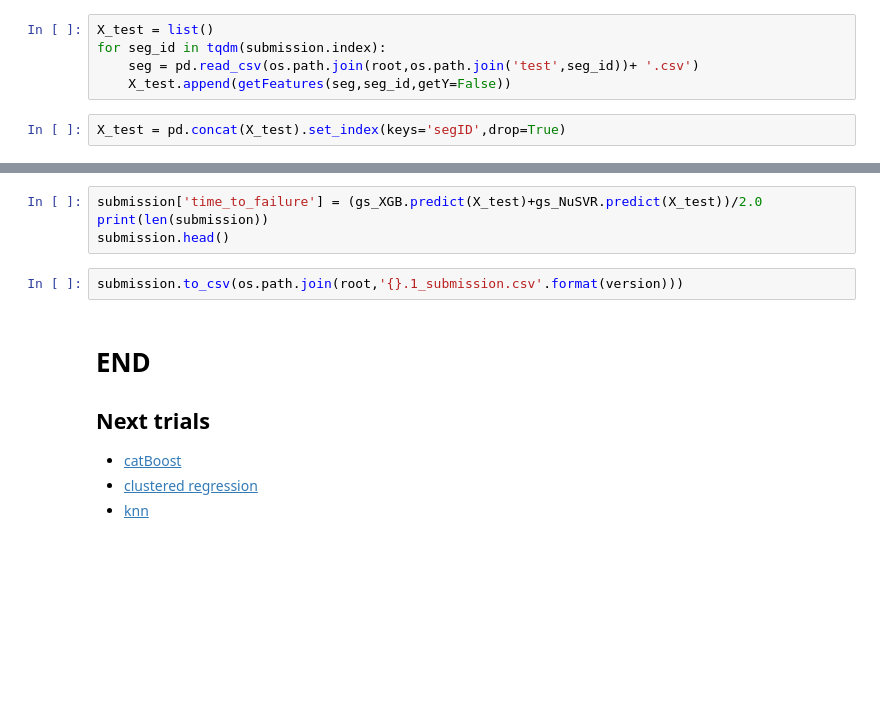
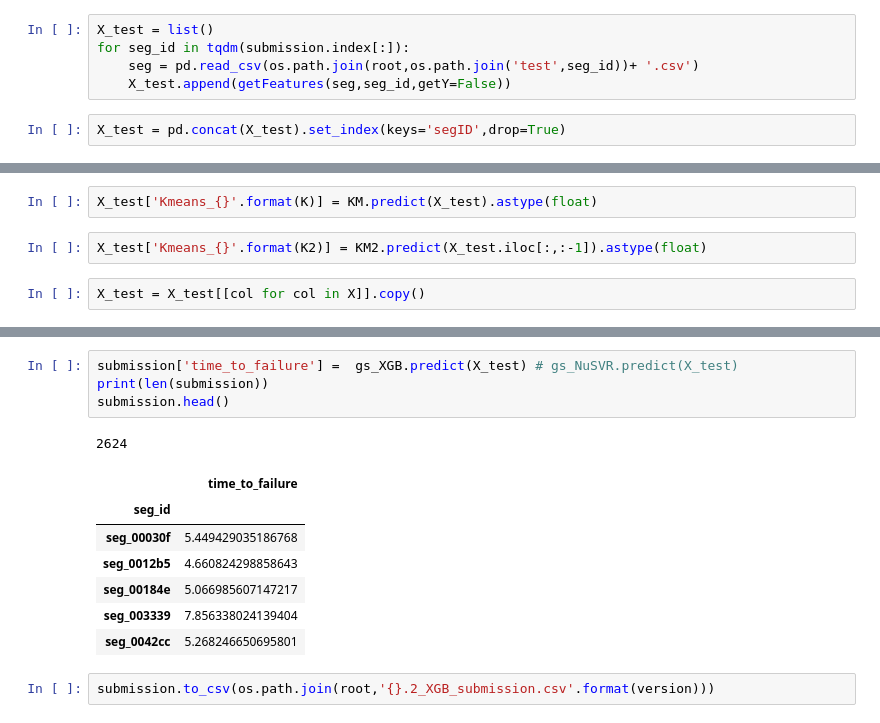
Before and after one commit to Pen-b/LANL, a Jupyter notebook: notebooks/v4_more_feat_eng.ipynb, the cells around one changed output, grey strips where cells are left out. Saved outputs shown, nothing was run; the diff lists cells and outputs as text; blank space fills up the shorter version.

```diff
--- a/notebooks/v4_more_feat_eng.ipynb
+++ b/notebooks/v4_more_feat_eng.ipynb
@@ -394,7 +516,7 @@ submission.head()
 | seg_0042cc | 0 |
 # %%
 X_test = list()
-for seg_id in tqdm(submission.index):
+for seg_id in tqdm(submission.index[:]):
     seg = pd.read_csv(os.path.join(root,os.path.join('test',seg_id))+ '.csv')
     X_test.append(getFeatures(seg,seg_id,getY=False))
 # %%
@@ -404,3 +524,9 @@ X_test = pd.concat(X_test).set_index(keys='segID',drop=True)
+# %%
+X_test['Kmeans_{}'.format(K)] = KM.predict(X_test).astype(float)
+# %%
+X_test['Kmeans_{}'.format(K2)] = KM2.predict(X_test.iloc[:,:-1]).astype(float)
+# %%
+X_test = X_test[[col for col in X]].copy()
 # %%
 fig,axs = plt.subplots(1,1,figsize=(25,5))
 plt.plot(gs_XGB.predict(X_test))
@@ -410,13 +538,15 @@ plt.plot((gs_XGB.predict(X_test)+gs_EN.predict(X_test)+gs_NuSVR.predict(X_test))
 # %%
-submission['time_to_failure'] = (gs_XGB.predict(X_test)+gs_NuSVR.predict(X_test))/2.0
+submission['time_to_failure'] =  gs_XGB.predict(X_test) # gs_NuSVR.predict(X_test)
 print(len(submission))
 submission.head()
+# %% [output]
+2624
+|  | time_to_failure |
+| seg_id |  |
+| seg_00030f | 5.449429035186768 |
+| seg_0012b5 | 4.660824298858643 |
+| seg_00184e | 5.066985607147217 |
+| seg_003339 | 7.856338024139404 |
+| seg_0042cc | 5.268246650695801 |
 # %%
-submission.to_csv(os.path.join(root,'{}.1_submission.csv'.format(version)))
+submission.to_csv(os.path.join(root,'{}.2_XGB_submission.csv'.format(version)))
-# %% [markdown]
-# END
-
-## Next trials
- - [catBoost](https://www.kaggle.com/jazivxt/aftershock?scriptVersionId=9634938)
- - [clustered regression](https://stats.stackexchange.com/questions/139042/ensemble-of-different-kinds-of-regressors-using-scikit-learn-or-any-other-pytho)
- - [knn](https://www.analyticsvidhya.com/blog/2018/08/k-nearest-neighbor-introduction-regression-python/)
```
Also changed, not shown: parts of 28 cells of this notebook, 1 other file.
